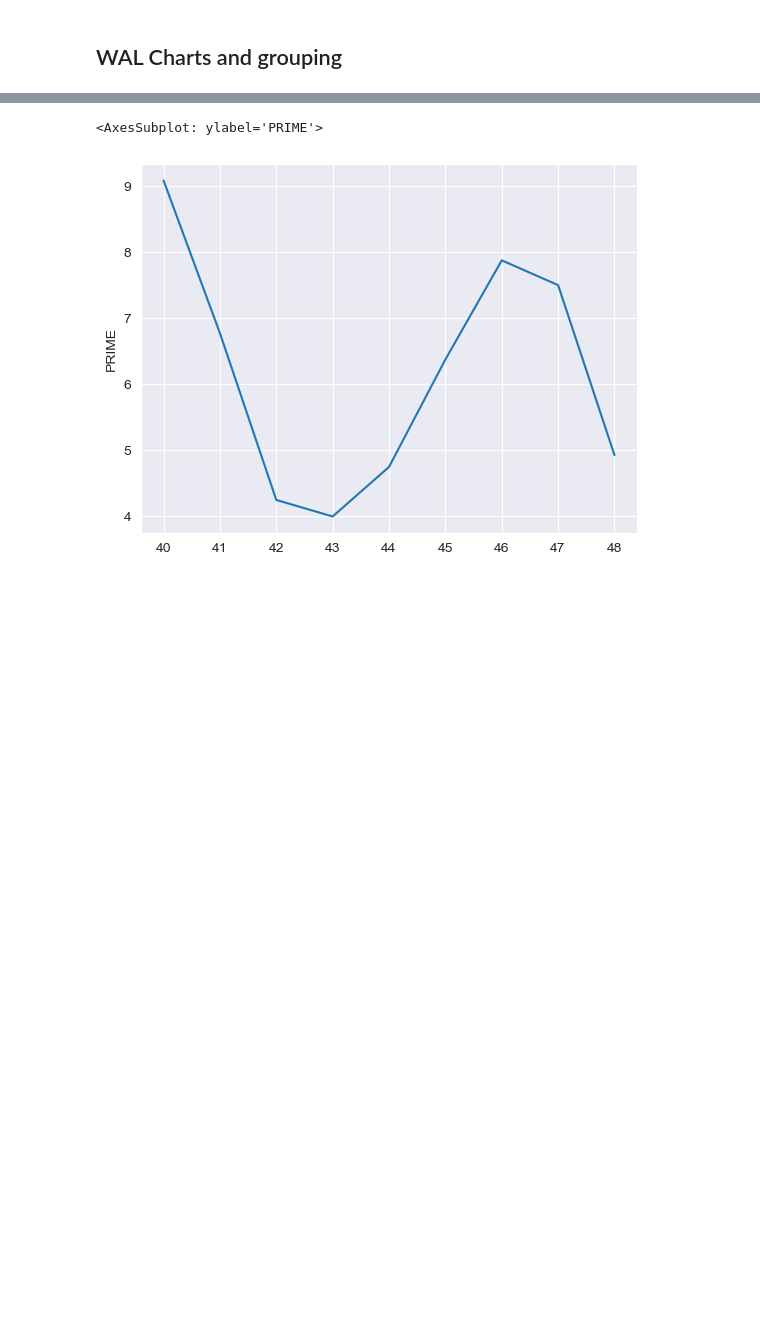
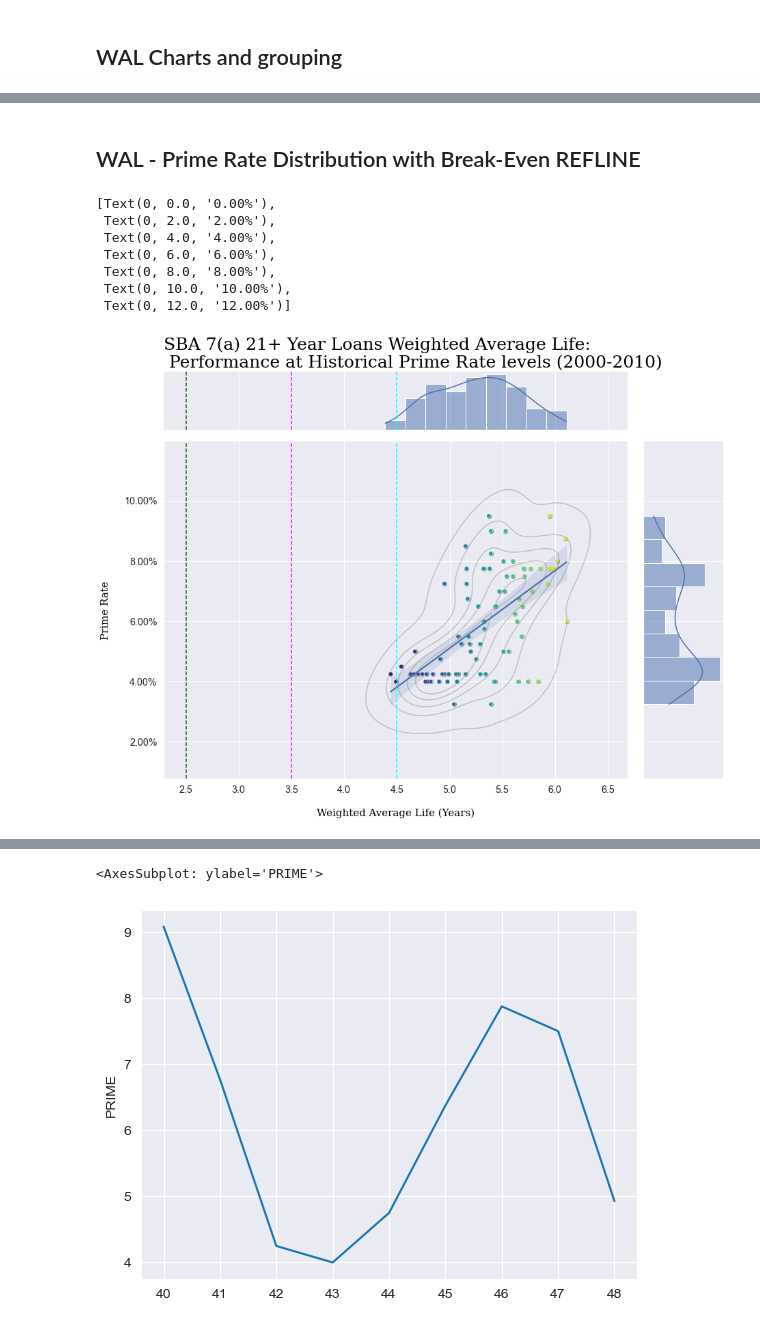
Before and after one commit to laramiedunlap/workstation_transfers, a Jupyter notebook: load_prime_table/prime.ipynb, the cells around one changed output, grey strips where cells are left out. Saved outputs shown, nothing was run; the diff lists cells and outputs as text; code cells hidden in the pictures; blank space fills up the shorter version.

```diff
--- a/load_prime_table/prime.ipynb
+++ b/load_prime_table/prime.ipynb
@@ -177,0 +190,38 @@ wal_groups[wal_groups['Note_Yr']<=2010]
+# %% [markdown]
+## WAL - Prime Rate Distribution with Break-Even REFLINE
+# %%
+# Create a single plot
+import matplotlib.pyplot as plt
+font1 = {'family':'serif','color':'black','size':15}
+
+
+font2 = {'family':'serif','color':'black','size':25}
+
+sns.set_style("darkgrid")
+sns.set_context("paper")
+sns.set(font_scale=1.3)
+
+g = sns.jointplot(data=wal_groups[wal_groups['yr']<=2010], x='wal', y='PRIME', kind='reg', palette='viridis')
+g = g.plot_joint(sns.kdeplot, color="gray", levels=6, alpha=0.4, style='-')
+g = g.plot_joint(sns.scatterplot, hue=wal_groups[wal_groups['yr']<=2010]['wal'], palette='viridis',legend=False)
+g.fig.set_size_inches(14,10)
+g.set_axis_labels(xlabel='Weighted Average Life (Years)', ylabel='Prime Rate', fontdict=font1, labelpad = 20)
+g.figure.axes[1].set_title('SBA 7(a) 21+ Year Loans Weighted Average Life:\n Performance at Historical Prime Rate levels (2000-2010)',loc='left', fontdict=font2)
+g.refline(x=2.5, color='darkgreen')
+g.refline(x=3.5, color='magenta')
+g.refline(x=4.5, color='cyan')
+all_axes = [ax for ax in g.figure.axes]
+vals = all_axes[0].get_yticks()
+vals = [(v/100) for v in vals]
+all_axes[0].set_yticklabels(['{:,.2%}'.format(x) for x in vals])
+
+# ax.set_yticklabels(['{:,2%}'.format(x) for x in vals])
+# %% [output]
+[Text(0, 0.0, '0.00%'),
+ Text(0, 2.0, '2.00%'),
+ Text(0, 4.0, '4.00%'),
+ Text(0, 6.0, '6.00%'),
+ Text(0, 8.0, '8.00%'),
+ Text(0, 10.0, '10.00%'),
+ Text(0, 12.0, '12.00%')]
+[figure, added]
```
Also changed, not shown: parts of 22 cells of this notebook, 2 other files.
